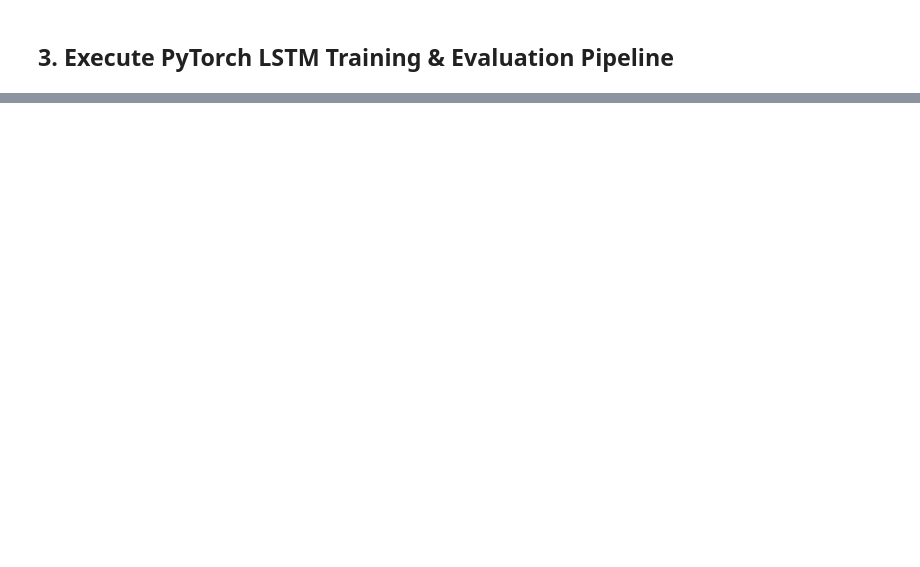
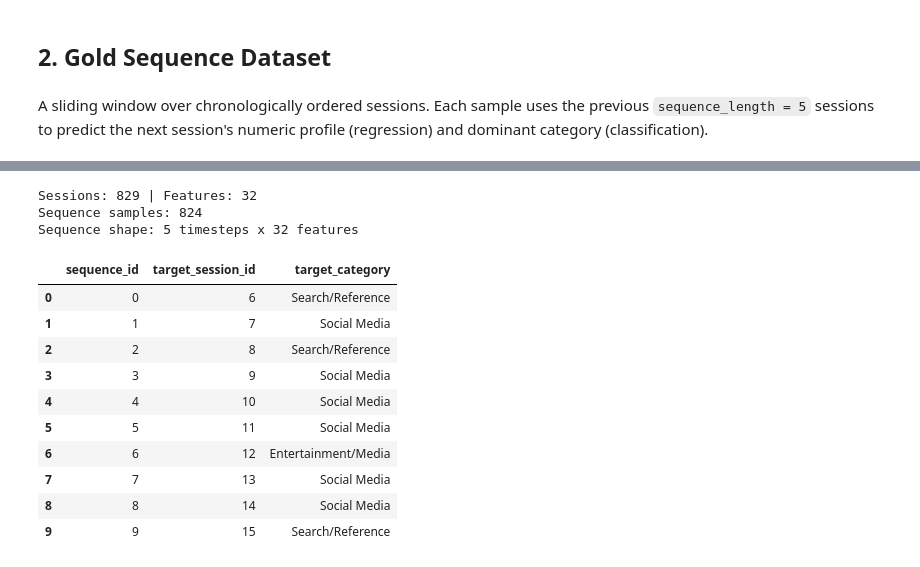
Before and after one commit to abishek-murugan/Intelligent-Browser-Behavior-Analytics-Platform, a Jupyter notebook: notebooks/03_lstm_next_session.ipynb, the cells around one changed output, grey strips where cells are left out. Drawn from its saved outputs; the diff is of its cells as text; code cells hidden in the pictures; blank space fills up the shorter version.

```diff
--- a/notebooks/03_lstm_next_session.ipynb
+++ b/notebooks/03_lstm_next_session.ipynb
@@ -30,2 +56,0 @@ print(f"Sequence dataset contains {len(gold_data['sequence_metadata'])} window s
-# %% [markdown]
-## 3. Execute PyTorch LSTM Training & Evaluation Pipeline
@@ -38,0 +57,18 @@ print(f"  - Test Category RMSE: {results['metrics']['test_rmse']:.4f}")
+# %% [markdown]
+## 2. Gold Sequence Dataset
+# %% [markdown]
+A sliding window over chronologically ordered sessions. Each sample uses the previous
+`sequence_length = 5` sessions to predict the next session's numeric profile (regression)
+and dominant category (classification).
+# %%
+builder = DatasetBuilder(sequence_length=5)
+gold = builder.run()
+sequences = gold["behavior_sequences"]
+session_features = gold["session_features"]
+
+print(f"Sessions: {len(session_features):,} | Features: {len(builder.feature_columns)}")
+print(f"Sequence samples: {len(sequences):,}")
+print(f"Sequence shape: {len(sequences.iloc[0]['feature_vectors'])} timesteps x "
+      f"{len(sequences.iloc[0]['feature_vectors'][0])} features")
+sequences[["sequence_id", "target_session_id", "target_category"]].head(10)
+# %% [output]
@@ -38,0 +81,14 @@ print(f"  - Test Category RMSE: {results['metrics']['test_rmse']:.4f}")
+Sessions: 829 | Features: 32
+Sequence samples: 824
+Sequence shape: 5 timesteps x 32 features
+|  | sequence_id | target_session_id | target_category |
+| 0 | 0 | 6 | Search/Reference |
+| 1 | 1 | 7 | Social Media |
+| 2 | 2 | 8 | Search/Reference |
+| 3 | 3 | 9 | Social Media |
+| 4 | 4 | 10 | Social Media |
+| 5 | 5 | 11 | Social Media |
+| 6 | 6 | 12 | Entertainment/Media |
+| 7 | 7 | 13 | Social Media |
+| 8 | 8 | 14 | Social Media |
+| 9 | 9 | 15 | Search/Reference |
```
Also changed, not shown: parts of 29 cells of this notebook, 1 other file.
